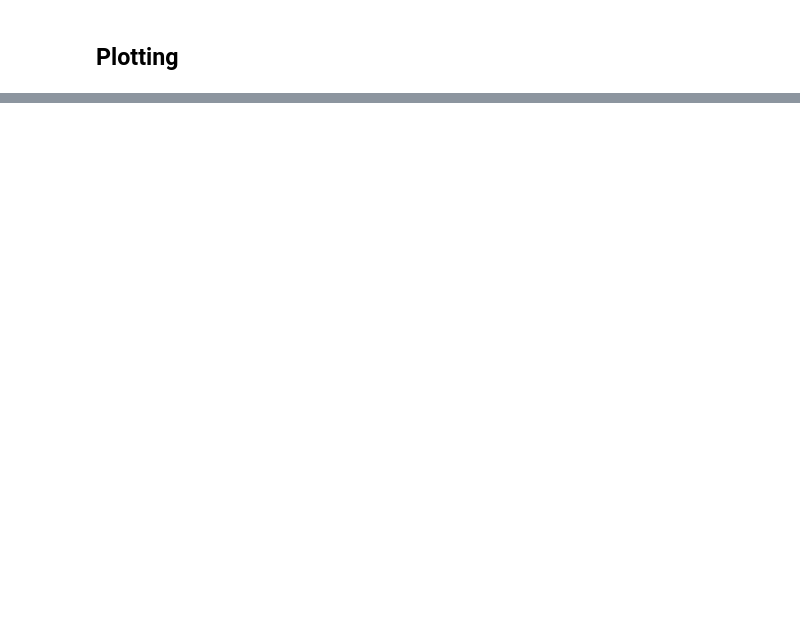
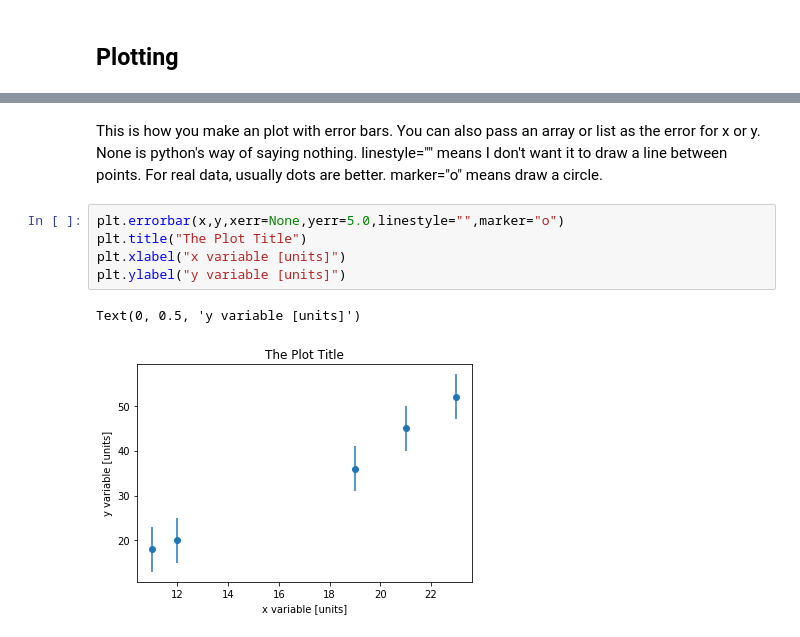
Before and after one commit to jhugon/s20_420_python, a Jupyter notebook: Tutorial1.ipynb, the cells around one changed output, grey strips where cells are left out. Cells and saved outputs as stored; diff of their text form; blank space fills up the shorter version.

```diff
--- a/Tutorial1.ipynb
+++ b/Tutorial1.ipynb
@@ -84,0 +126,10 @@ plt.plot(x,y)
+# %% [markdown]
+This is how you make an plot with error bars. You can also pass an array or list as the error for x or y. None is python's way of saying nothing. linestyle="" means I don't want it to draw a line between points. For real data, usually dots are better. marker="o" means draw a circle.
+# %%
+plt.errorbar(x,y,xerr=None,yerr=5.0,linestyle="",marker="o")
+plt.title("The Plot Title")
+plt.xlabel("x variable [units]")
+plt.ylabel("y variable [units]")
+# %% [output]
+Text(0, 0.5, 'y variable [units]')
+[figure, added]
```
Also changed, not shown: parts of 25 cells of this notebook.
